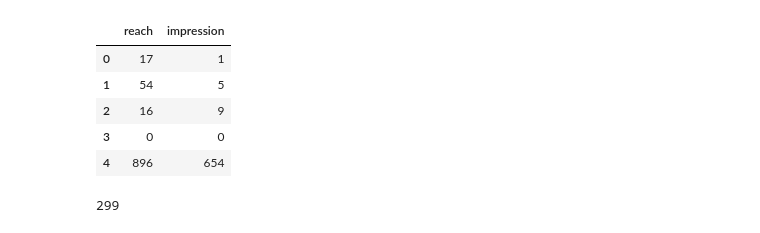
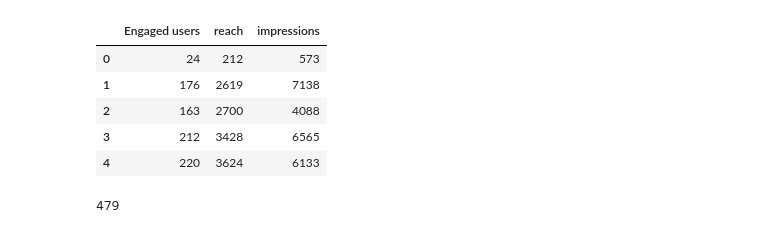
Before and after one commit to yashchoubey/BabyDestination, a Jupyter notebook: Regression.ipynb, the cells around one changed output. Saved outputs shown, nothing was run; the diff lists cells and outputs as text; code cells hidden in the pictures.

```diff
--- a/Regression.ipynb
+++ b/Regression.ipynb
@@ -1,4 +1,5 @@
 # %%
 import pandas as pd
-df = pd.read_excel('Data Analyst Test.xlsx')
-df.head()
+df = pd.read_excel('Data Analyst Test.xlsx', sheet_name=1,header=1)
+# df.head()
+# df.drop(df.index[100:])
@@ -12,19 +21,21 @@ df.head()
 # %%
-label=df['click']
-df.drop(['Post ID','content type','Date posted','click'], axis=1, inplace=True)
+# list(df)
+label=df['Likes']
+df.drop(['Date','Likes'], axis=1, inplace=True)
 df.head()
+# df.drop(df.index[338:])
 # %% [output]
-|  | reach | impression |
-| 0 | 17 | 1 |
-| 1 | 54 | 5 |
-| 2 | 16 | 9 |
-| 3 | 0 | 0 |
-| 4 | 896 | 654 |
+|  | Engaged users | reach | impressions |
+| 0 | 24 | 212 | 573 |
+| 1 | 176 | 2619 | 7138 |
+| 2 | 163 | 2700 | 4088 |
+| 3 | 212 | 3428 | 6565 |
+| 4 | 220 | 3624 | 6133 |
 # %%
 from sklearn.model_selection import train_test_split
 X_train, X_test, y_train, y_test = train_test_split(df,label, test_size=0.11, shuffle=False)
 # %%
 len(X_train)
 # %% [output]
-299
+479
 # %%
```
Also changed, not shown: parts of 4 cells of this notebook.
